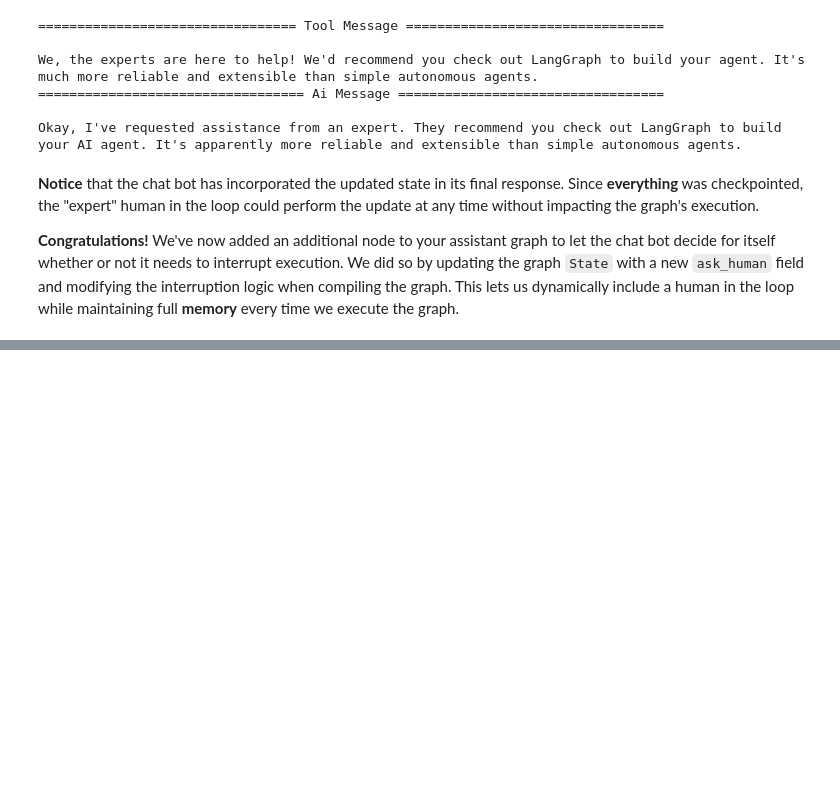
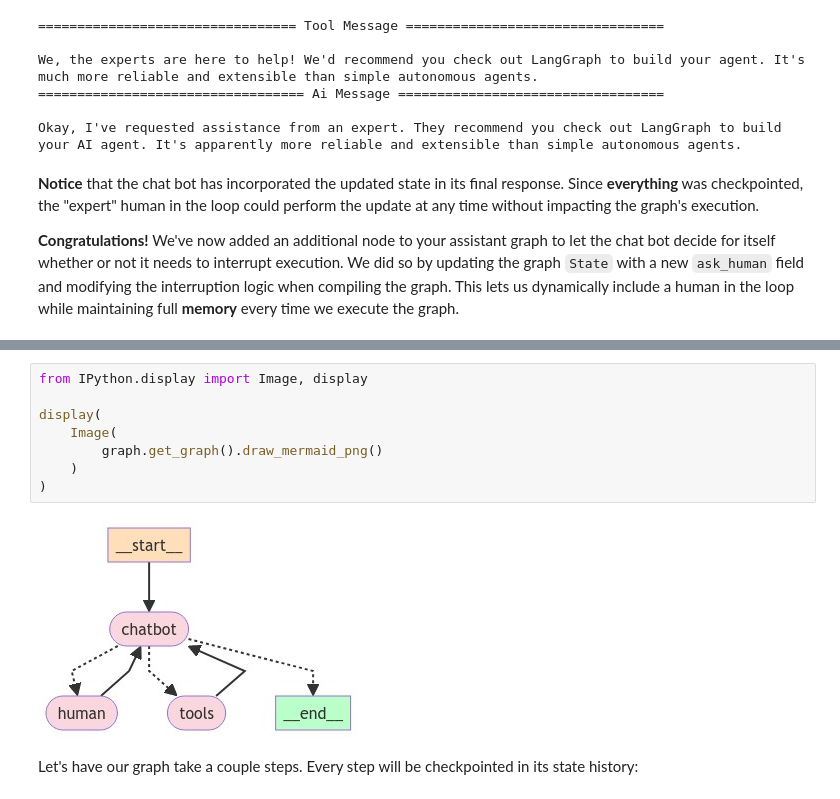
Before and after one commit to TCLee/agent-langgraph, a Jupyter notebook: agent_langgraph.ipynb, the cells around one changed output, grey strips where cells are left out. Drawn from its saved outputs; the diff is of its cells as text; blank space fills up the shorter version.

```diff
--- a/agent_langgraph.ipynb
+++ b/agent_langgraph.ipynb
@@ -1507,0 +1682,12 @@ Okay, I've requested assistance from an expert. They recommend you check out Lan
+# %%
+from IPython.display import Image, display
+
+display(
+    Image(
+        graph.get_graph().draw_mermaid_png()
+    )
+)
+# %% [output]
+[figure, added]
+# %% [markdown]
+Let's have our graph take a couple steps. Every step will be checkpointed in its state history:
```
Also changed, not shown: parts of 12 cells of this notebook.
